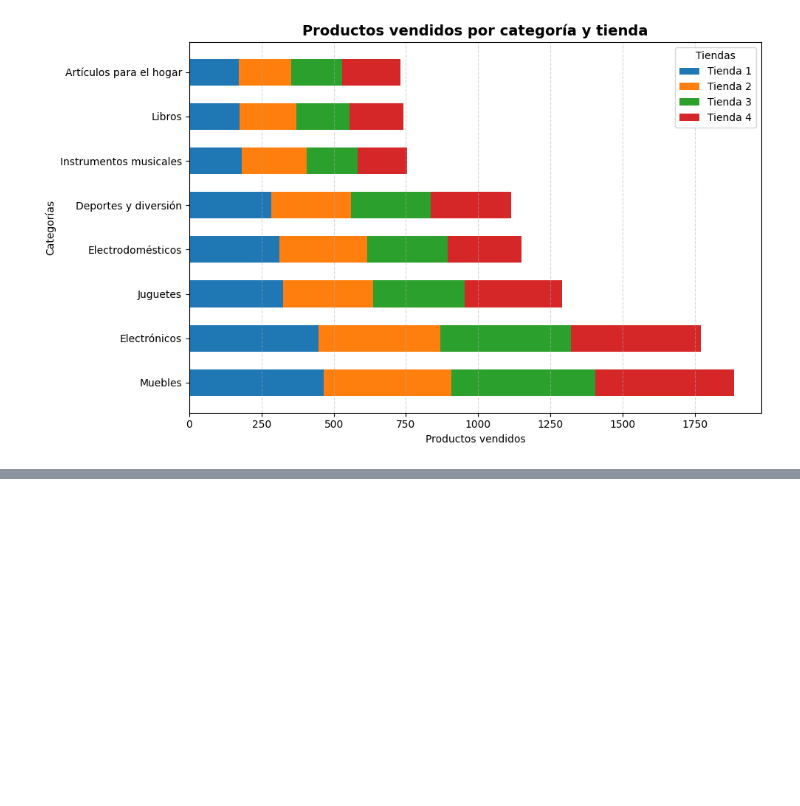
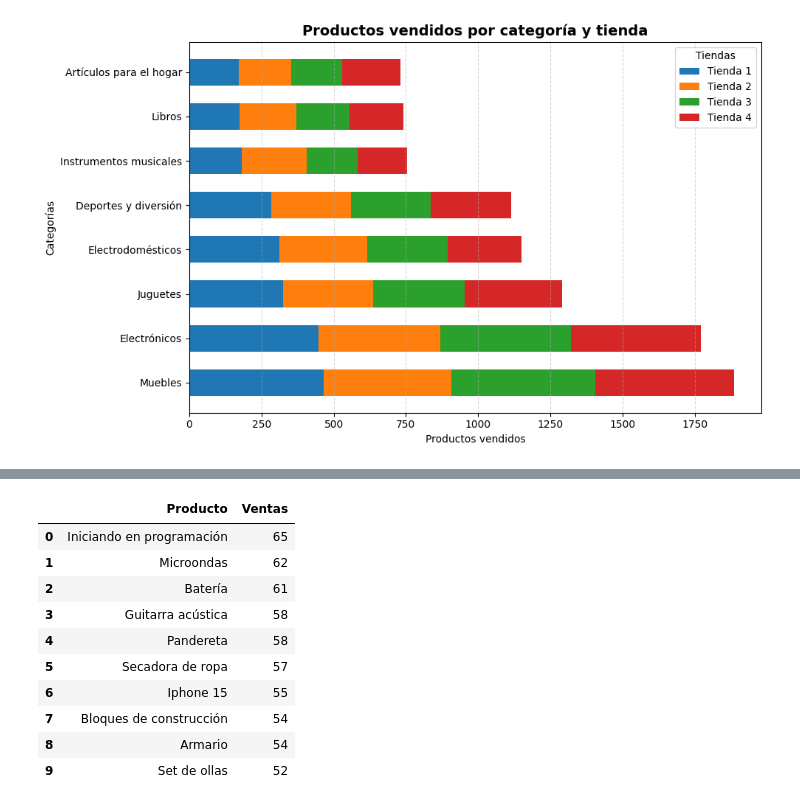
Before and after one commit to Nataliahfk/Challenge_AluraStore_ejemplo, a Jupyter notebook: notebooks/eda_2.ipynb, the cells around one changed output, grey strips where cells are left out. Cells and saved outputs as stored; diff of their text form; code cells hidden in the pictures; blank space fills up the shorter version.

```diff
--- a/notebooks/eda_2.ipynb
+++ b/notebooks/eda_2.ipynb
@@ -230,0 +477,15 @@ plt.show() #Muestra el gráfico
+# %%
+productos_mas_vendidos_t2 = productos_mas_vendidos(tienda_2, "Tienda 1", top_n=10) #Llama a la función para la tienda 1 y muestra los 10 productos menos vendidos
+productos_mas_vendidos_t2
+# %% [output]
+|  | Producto | Ventas |
+| 0 | Iniciando en programación | 65 |
+| 1 | Microondas | 62 |
+| 2 | Batería | 61 |
+| 3 | Guitarra acústica | 58 |
+| 4 | Pandereta | 58 |
+| 5 | Secadora de ropa | 57 |
+| 6 | Iphone 15 | 55 |
+| 7 | Bloques de construcción | 54 |
+| 8 | Armario | 54 |
+| 9 | Set de ollas | 52 |
```
Also changed, not shown: parts of 21 cells of this notebook, 1 other file.
